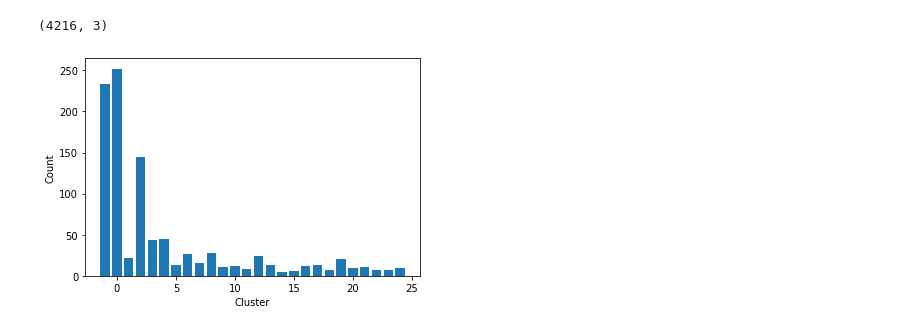
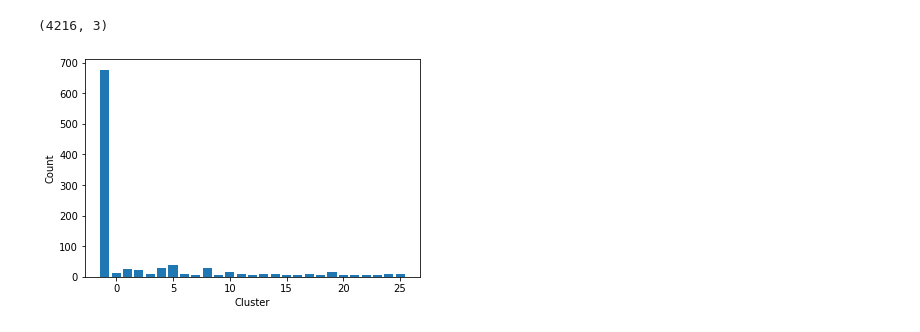
Before and after one commit to sylvainma/Explorify, a Jupyter notebook: clustering.ipynb, the cells around one changed output. Drawn from its saved outputs; the diff is of its cells as text; code cells hidden in the pictures.

Commit message:
Visualization of clusters

```diff
--- a/clustering.ipynb
+++ b/clustering.ipynb
@@ -42,23 +42,23 @@ X.shape
 # %%
 # Sampling on a smaller subset
 train_idx = np.random.choice(X.shape[0], size=1000, replace=False)
 sample = X[train_idx]
 X_train = sample[:, 1:]
 
 # Train clustering using DBSCAN
 kms_per_radian = 6371.0088
-meters = 300
+meters = 50
 epsilon = (meters * 0.001) / kms_per_radian
 db = DBSCAN(eps=epsilon, algorithm='ball_tree', metric='haversine')
 db.fit(np.radians(X_train))
 y_train = db.labels_
 fig, ax = plt.subplots()
 ax.bar(*np.unique(y_train, return_counts=True))
 ax.set_xlabel("Cluster")
 ax.set_ylabel("Count")
 plt.show()
 # %% [output]
-[figure, old version]
+[figure, new version]
 # %%
 # Get images in clusters
 cluster_imgs = {}
```
Also changed, not shown: parts of 5 cells of this notebook, 19 other files.
